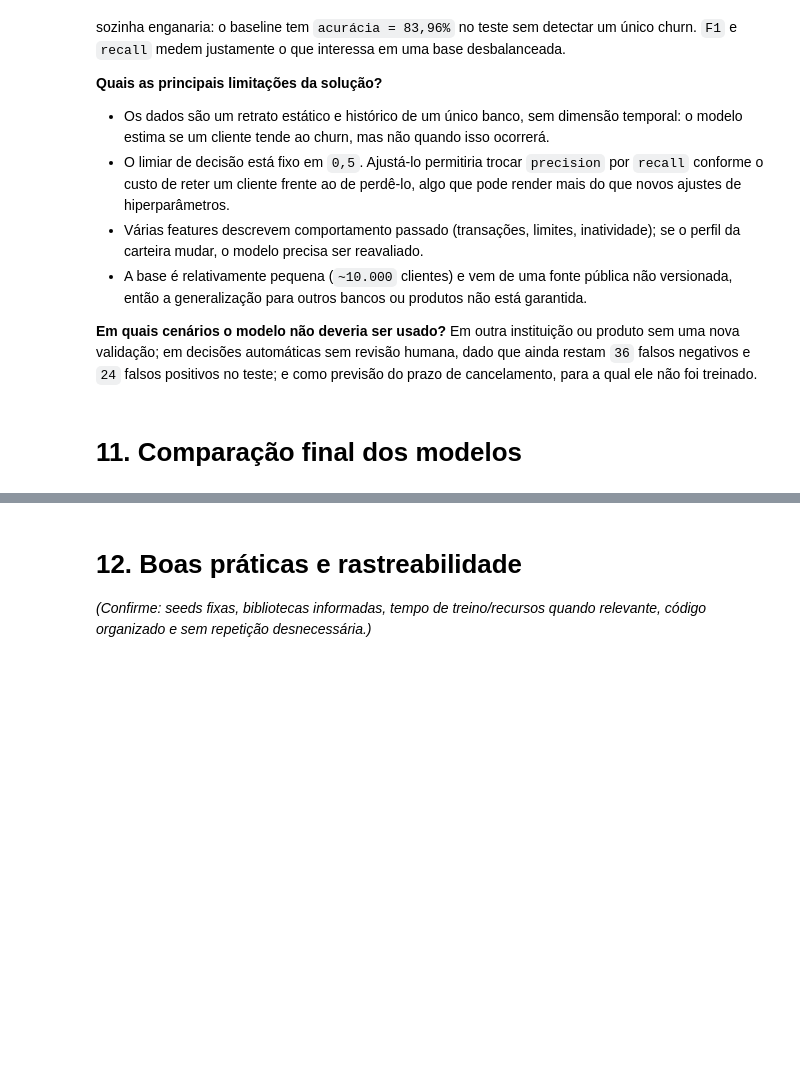
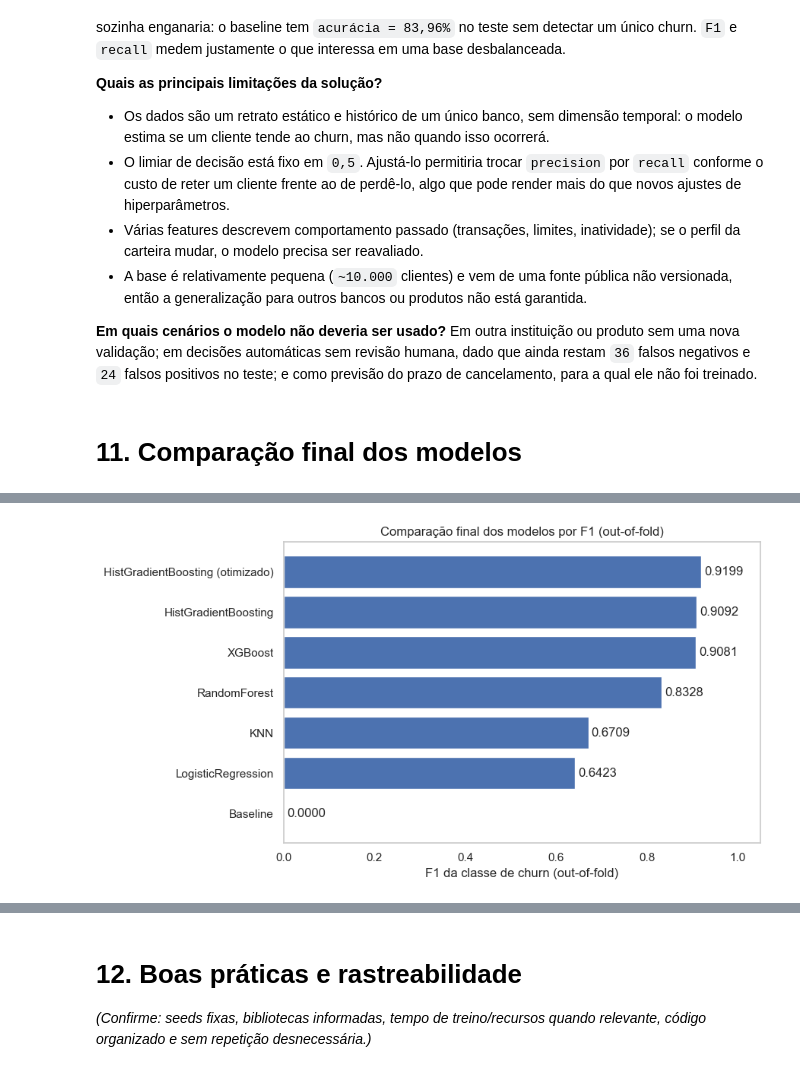
Before and after one commit to diogorblessa/mvp-credit-card-churn-parte-02, a Jupyter notebook: notebooks/desenvolvimento_mvp.ipynb, the cells around one changed output, grey strips where cells are left out. Cells and saved outputs as stored; diff of their text form; code cells hidden in the pictures; blank space fills up the shorter version.

```diff
--- a/notebooks/desenvolvimento_mvp.ipynb
+++ b/notebooks/desenvolvimento_mvp.ipynb
@@ -920,5 +920,89 @@ Em outra instituição ou produto sem uma nova validação; em decisões automá
 # %% [markdown]
 # 11. Comparação final dos modelos
 # %%
-# TODO: tabela final comparando baseline vs candidatos vs modelo tunado
-# TODO: discutir overfitting/underfitting (treino vs teste)
+# Comparação final consolidada: reúne baseline, candidatos e modelo otimizado numa única tabela. A base de comparação é out-of-fold no treino, pois o teste ficou reservado para a Seção 10; é a única base em que todos os modelos foram medidos da mesma forma.
+
+# Reajusta o modelo final uma única vez, só para medir o tempo de treino na mesma base da Seção 8 (um fit no treino completo). Por causa da SEED, o modelo é idêntico ao da Seção 9.
+inicio = time.time()
+modelo_final.fit(X_train, y_train)
+tempo_modelo_otimizado = time.time() - inicio
+
+# Linha do modelo otimizado: métricas out-of-fold (mesma metodologia cross_val_predict dos candidatos), reaproveitadas da Seção 9, acrescidas do tempo de treino medido acima.
+linha_otimizado_final = comparacao_otimizacao.loc["HistGradientBoosting (otimizado)"].copy()
+linha_otimizado_final["tempo_treino_segundos"] = tempo_modelo_otimizado
+
+# Tabela consolidada: baseline + candidatos (Seção 8) + modelo otimizado (Seção 9), ordenada pelo F1 da classe de churn (maior primeiro).
+tabela_comparacao_final = pd.concat([
+    resultados_validacao,
+    linha_otimizado_final.to_frame().T,
+]).sort_values("f1", ascending=False)
+
+print("Comparação final dos modelos (out-of-fold no treino), ordenada por F1:")
+display(tabela_comparacao_final.round(4))
+
+# Gráfico de barras do F1 out-of-fold por modelo, com o valor anotado em cada barra (regra de gráficos do projeto). Ordenado do menor para o maior, para o melhor modelo ficar no topo.
+f1_por_modelo = tabela_comparacao_final["f1"].sort_values()
+
+figura, eixo = plt.subplots(figsize=(9, 5))
+barras = eixo.barh(f1_por_modelo.index, f1_por_modelo.values, color="#4C72B0")
+eixo.bar_label(barras, fmt="%.4f", padding=3)
+eixo.set_xlim(0, 1.05)
+eixo.set_xlabel("F1 da classe de churn (out-of-fold)")
+eixo.set_title("Comparação final dos modelos por F1 (out-of-fold)")
+eixo.grid(False)
+plt.tight_layout()
+plt.show()
+
+# Diagnóstico de overfitting/underfitting do modelo final: compara o F1 da classe de churn em três regimes. No treino (resubstituição: prevê os próprios dados de treino), na validação cruzada (out-of-fold: dados que o modelo não usou no fit) e no teste (Seção 10: dados novos).
+previsao_treino_modelo_final = (modelo_final.predict_proba(X_train)[:, 1] >= 0.5).astype(int)
+f1_treino_modelo_final = f1_score(y_train, previsao_treino_modelo_final, pos_label=1)
+f1_validacao_modelo_final = comparacao_otimizacao.loc["HistGradientBoosting (otimizado)", "f1"]
+
+diagnostico_overfitting = pd.Series({
+    "f1_treino": f1_treino_modelo_final,
+    "f1_validacao": f1_validacao_modelo_final,
+    "f1_teste": f1_teste_final,
+}, name="HistGradientBoosting (otimizado)")
+diagnostico_overfitting["gap_treino_validacao"] = (
+    diagnostico_overfitting["f1_treino"] - diagnostico_overfitting["f1_validacao"]
+)
+diagnostico_overfitting["gap_validacao_teste"] = (
+    diagnostico_overfitting["f1_validacao"] - diagnostico_overfitting["f1_teste"]
+)
+
+print("\nDiagnóstico de overfitting do modelo final (F1 da classe de churn):")
+print(diagnostico_overfitting.round(4))
+
+# Leitura dos gaps, derivada dos próprios valores acima. O gap treino x validação mede o quanto o modelo decora o treino; o gap validação x teste mede se o desempenho estimado se confirma em dados realmente novos. Um veredito simples acompanha o segundo gap (limiar de 0,03 no F1).
+limiar_gap_aceitavel = 0.03
+if diagnostico_overfitting["gap_validacao_teste"] <= limiar_gap_aceitavel:
+    veredito_overfitting = (
+        "o desempenho se sustenta no teste, sem overfitting relevante à seleção de hiperparâmetros"
+    )
+else:
+    veredito_overfitting = (
+        "há queda relevante da validação para o teste, sinal de overfitting à seleção de hiperparâmetros"
+    )
+
+print(
+    f"\nDo treino para a validação o F1 varia {diagnostico_overfitting['gap_treino_validacao']:+.4f}; "
+    f"da validação para o teste, {diagnostico_overfitting['gap_validacao_teste']:+.4f}."
+)
+print(f"Veredito: {veredito_overfitting}.")
+
+# Interpretação do F1 no treino: um valor próximo de 1 mostra que o boosting, com a profundidade e o número de árvores ajustados na Seção 9, praticamente decora o treino. Isso só seria um problema se viesse acompanhado de queda forte fora da amostra; como o F1 alto se mantém na validação e no teste, não há underfitting (o modelo não é simples demais) nem overfitting que comprometa dados novos (a memorização do treino não derruba o desempenho em dados não vistos).
+print(
+    f"\nO F1 no treino ({diagnostico_overfitting['f1_treino']:.4f}) indica que o modelo decora o "
+    f"treino, mas o F1 alto se mantém na validação ({diagnostico_overfitting['f1_validacao']:.4f}) "
+    f"e no teste ({diagnostico_overfitting['f1_teste']:.4f}): não há underfitting nem overfitting "
+    f"que prejudique a generalização."
+)
+
+# Nota de consistência: este F1 out-of-fold vem das previsões agrupadas do cross_val_predict, métrica usada para comparar todos os modelos da mesma forma. Ele pode diferir do escore de tuning da Seção 9 (média do F1 por fold); a diferença real entre as duas definições é exibida abaixo, para deixar claro que não há contradição com as Seções 9 e 10.1.
+diferenca_definicoes_f1 = abs(f1_validacao_modelo_final - busca.best_score_)
+print(
+    f"\nObservação: o F1 de validação acima ({f1_validacao_modelo_final:.4f}) usa previsões "
+    f"agrupadas do cross_val_predict; o escore de tuning por média de folds das Seções 9 e 10.1 "
+    f"é {busca.best_score_:.4f} (diferença de {diferenca_definicoes_f1:.4f})."
+)
+# %% [output]
@@ -924,0 +1018 @@ Em outra instituição ou produto sem uma nova validação; em decisões automá
+[figure, added]
```
Also changed, not shown: parts of 1 cell of this notebook.
